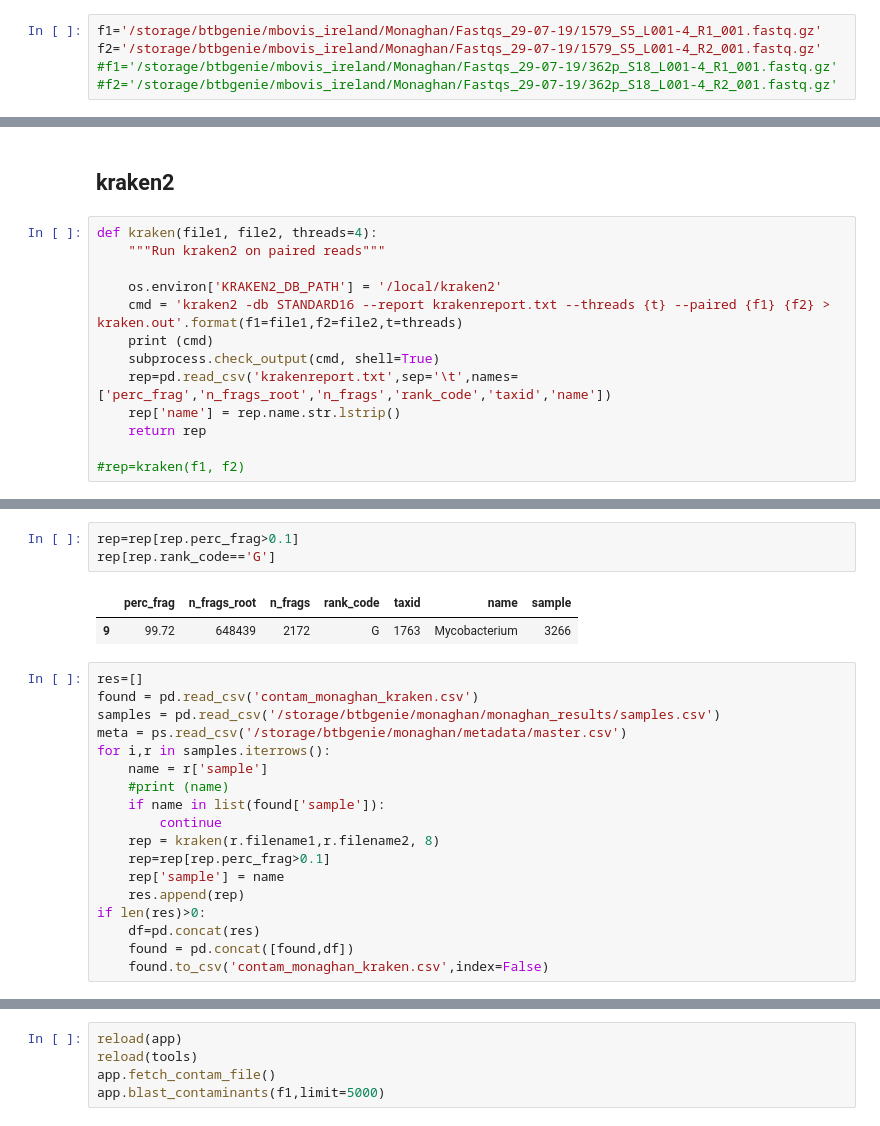
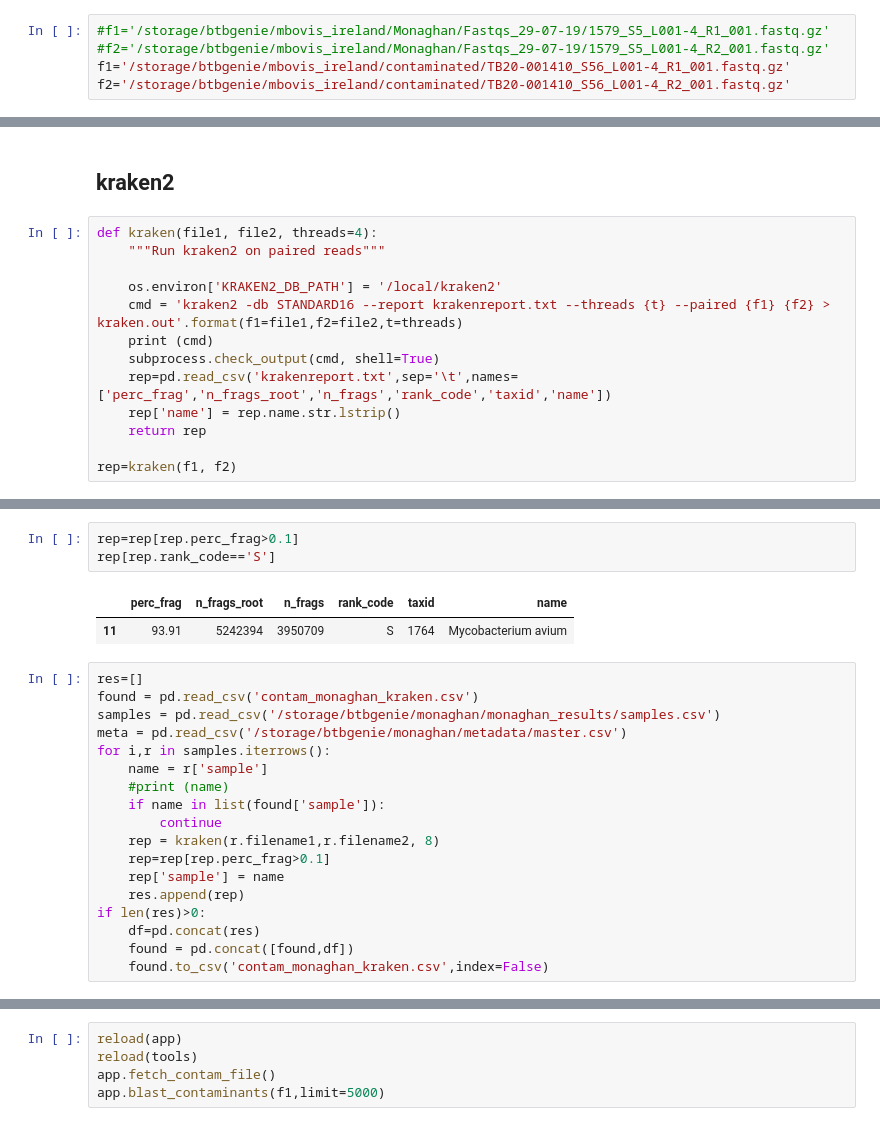
Before and after one commit to dmnfarrell/snipgenie, a Jupyter notebook: notebooks/contamination.ipynb, the cells around one changed output, grey strips where cells are left out. Drawn from its saved outputs; the diff is of its cells as text.

```diff
--- a/notebooks/contamination.ipynb
+++ b/notebooks/contamination.ipynb
@@ -19,10 +19,10 @@ import pylab as plt
 # %%
 samples = pd.read_csv('/storage/btbgenie/monaghan/monaghan_results/samples.csv')
 # %%
-f1='/storage/btbgenie/mbovis_ireland/Monaghan/Fastqs_29-07-19/1579_S5_L001-4_R1_001.fastq.gz'
-f2='/storage/btbgenie/mbovis_ireland/Monaghan/Fastqs_29-07-19/1579_S5_L001-4_R2_001.fastq.gz'
-#f1='/storage/btbgenie/mbovis_ireland/Monaghan/Fastqs_29-07-19/362p_S18_L001-4_R1_001.fastq.gz'
-#f2='/storage/btbgenie/mbovis_ireland/Monaghan/Fastqs_29-07-19/362p_S18_L001-4_R2_001.fastq.gz'
+#f1='/storage/btbgenie/mbovis_ireland/Monaghan/Fastqs_29-07-19/1579_S5_L001-4_R1_001.fastq.gz'
+#f2='/storage/btbgenie/mbovis_ireland/Monaghan/Fastqs_29-07-19/1579_S5_L001-4_R2_001.fastq.gz'
+f1='/storage/btbgenie/mbovis_ireland/contaminated/TB20-001410_S56_L001-4_R1_001.fastq.gz'
+f2='/storage/btbgenie/mbovis_ireland/contaminated/TB20-001410_S56_L001-4_R2_001.fastq.gz'
 # %%
 def spades(file1, file2, path, outfile=None, threads=4):
     """Run spades"""
@@ -54,4 +54,4 @@ def kraken(file1, file2, threads=4):
     rep['name'] = rep.name.str.lstrip()
     return rep
 
-#rep=kraken(f1, f2)
+rep=kraken(f1, f2)
@@ -58,14 +64,14 @@ def kraken(file1, file2, threads=4):
 # %%
 rep=rep[rep.perc_frag>0.1]
-rep[rep.rank_code=='G']
+rep[rep.rank_code=='S']
 # %% [output]
-|  | perc_frag | n_frags_root | n_frags | rank_code | taxid | name | sample |
-| 9 | 99.72 | 648439 | 2172 | G | 1763 | Mycobacterium | 3266 |
+|  | perc_frag | n_frags_root | n_frags | rank_code | taxid | name |
+| 11 | 93.91 | 5242394 | 3950709 | S | 1764 | Mycobacterium avium |
 # %%
 res=[]
 found = pd.read_csv('contam_monaghan_kraken.csv')
 samples = pd.read_csv('/storage/btbgenie/monaghan/monaghan_results/samples.csv')
-meta = ps.read_csv('/storage/btbgenie/monaghan/metadata/master.csv')
+meta = pd.read_csv('/storage/btbgenie/monaghan/metadata/master.csv')
 for i,r in samples.iterrows():
     name = r['sample']
     #print (name)
```
Also changed, not shown: parts of 4 cells of this notebook, 11 other files.
